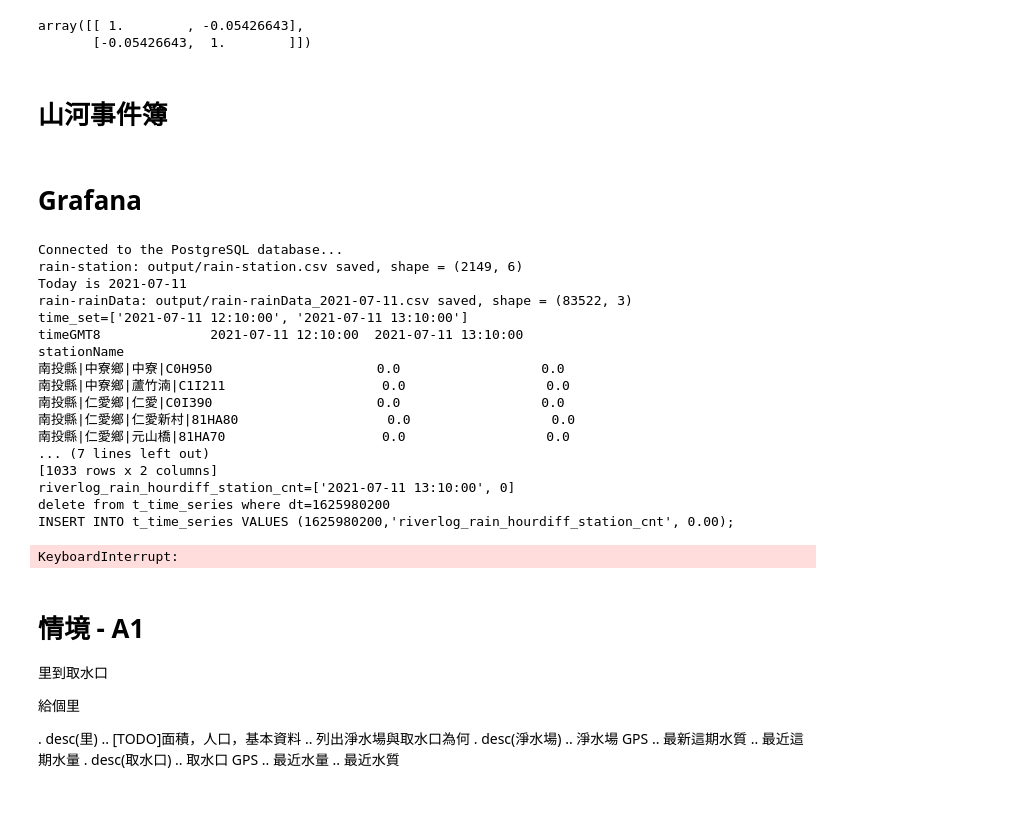
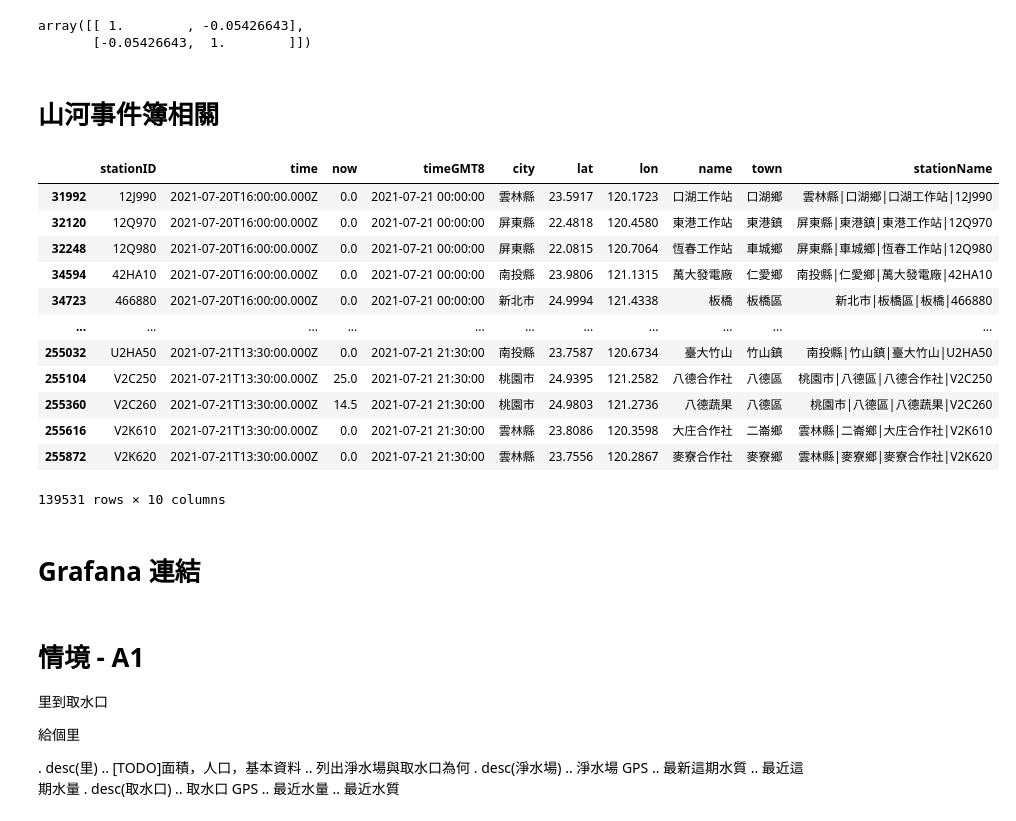
Before and after one commit to LinkItONEDevGroup/waterswak, a Jupyter notebook: engineer_mode.ipynb, the cells around one changed output. Drawn from its saved outputs; the diff is of its cells as text; code cells hidden in the pictures.

```diff
--- a/engineer_mode.ipynb
+++ b/engineer_mode.ipynb
@@ -816,7 +837,7 @@ r
 array([[ 1.        , -0.05426643],
        [-0.05426643,  1.        ]])
 # %% [markdown]
-# 山河事件簿
+# 山河事件簿相關
 # %%
 #station_city=['臺東縣','屏東縣']
 #from datetime import date
@@ -841,8 +862,25 @@ def riverlog_rain_hourdiff_mon(limit):
 if 0:
     result = riverlog_rain_hourdiff_mon(10)
     print(result)
+# %%
+df = gd['rain-rainData']
+df
+# %% [output]
+|  | stationID | time | now | timeGMT8 | city | lat | lon | name | town | stationName |
+| 31992 | 12J990 | 2021-07-20T16:00:00.000Z | 0.0 | 2021-07-21 00:00:00 | 雲林縣 | 23.5917 | 120.1723 | 口湖工作站 | 口湖鄉 | 雲林縣|口湖鄉|口湖工作站|12J990 |
+| 32120 | 12Q970 | 2021-07-20T16:00:00.000Z | 0.0 | 2021-07-21 00:00:00 | 屏東縣 | 22.4818 | 120.4580 | 東港工作站 | 東港鎮 | 屏東縣|東港鎮|東港工作站|12Q970 |
+| 32248 | 12Q980 | 2021-07-20T16:00:00.000Z | 0.0 | 2021-07-21 00:00:00 | 屏東縣 | 22.0815 | 120.7064 | 恆春工作站 | 車城鄉 | 屏東縣|車城鄉|恆春工作站|12Q980 |
+| 34594 | 42HA10 | 2021-07-20T16:00:00.000Z | 0.0 | 2021-07-21 00:00:00 | 南投縣 | 23.9806 | 121.1315 | 萬大發電廠 | 仁愛鄉 | 南投縣|仁愛鄉|萬大發電廠|42HA10 |
+| 34723 | 466880 | 2021-07-20T16:00:00.000Z | 0.0 | 2021-07-21 00:00:00 | 新北市 | 24.9994 | 121.4338 | 板橋 | 板橋區 | 新北市|板橋區|板橋|466880 |
+| ... | ... | ... | ... | ... | ... | ... | ... | ... | ... | ... |
+| 255032 | U2HA50 | 2021-07-21T13:30:00.000Z | 0.0 | 2021-07-21 21:30:00 | 南投縣 | 23.7587 | 120.6734 | 臺大竹山 | 竹山鎮 | 南投縣|竹山鎮|臺大竹山|U2HA50 |
+| 255104 | V2C250 | 2021-07-21T13:30:00.000Z | 25.0 | 2021-07-21 21:30:00 | 桃園市 | 24.9395 | 121.2582 | 八德合作社 | 八德區 | 桃園市|八德區|八德合作社|V2C250 |
+| 255360 | V2C260 | 2021-07-21T13:30:00.000Z | 14.5 | 2021-07-21 21:30:00 | 桃園市 | 24.9803 | 121.2736 | 八德蔬果 | 八德區 | 桃園市|八德區|八德蔬果|V2C260 |
+| 255616 | V2K610 | 2021-07-21T13:30:00.000Z | 0.0 | 2021-07-21 21:30:00 | 雲林縣 | 23.8086 | 120.3598 | 大庄合作社 | 二崙鄉 | 雲林縣|二崙鄉|大庄合作社|V2K610 |
+| 255872 | V2K620 | 2021-07-21T13:30:00.000Z | 0.0 | 2021-07-21 21:30:00 | 雲林縣 | 23.7556 | 120.2867 | 麥寮合作社 | 麥寮鄉 | 雲林縣|麥寮鄉|麥寮合作社|V2K620 |
+139531 rows × 10 columns
 # %% [markdown]
-# Grafana
+# Grafana 連結
 # %%
 import time
 import random
@@ -866,7 +904,7 @@ while True:
         sql="INSERT INTO t_time_series VALUES (%i,'pm25_74DA38B053E4', %.2f);" %(t_value,pm25)
         period=300
     if case_id=="riverlog_rain_hourdiff_station_cnt":
-        result = riverlog_rain_hourdiff_mon(10)
+        result = riverlog_rain_hourdiff_mon(gd,40)
         print("riverlog_rain_hourdiff_station_cnt=%s" %(result))
         date_obj = datetime.strptime(result[0], "%Y-%m-%d %H:%M:%S")
         t_value = date_obj.timestamp()
@@ -883,25 +921,6 @@ while True:
         sql_exec(conn,sql)
 
     time.sleep(period)
-# %% [output]
-Connected to the PostgreSQL database...
-rain-station: output/rain-station.csv saved, shape = (2149, 6)
-Today is 2021-07-11
-rain-rainData: output/rain-rainData_2021-07-11.csv saved, shape = (83522, 3)
-time_set=['2021-07-11 12:10:00', '2021-07-11 13:10:00']
-timeGMT8              2021-07-11 12:10:00  2021-07-11 13:10:00
-stationName
-南投縣|中寮鄉|中寮|C0H950                     0.0                  0.0
-南投縣|中寮鄉|蘆竹湳|C1I211                    0.0                  0.0
-南投縣|仁愛鄉|仁愛|C0I390                     0.0                  0.0
-南投縣|仁愛鄉|仁愛新村|81HA80                   0.0                  0.0
-南投縣|仁愛鄉|元山橋|81HA70                    0.0                  0.0
-... (7 lines left out)
-[1033 rows x 2 columns]
-riverlog_rain_hourdiff_station_cnt=['2021-07-11 13:10:00', 0]
-delete from t_time_series where dt=1625980200
-INSERT INTO t_time_series VALUES (1625980200,'riverlog_rain_hourdiff_station_cnt', 0.00);
-KeyboardInterrupt:
 # %% [markdown]
 # 情境 - A1
 里到取水口
```
Also changed, not shown: parts of 27 cells of this notebook, 42 other files.
